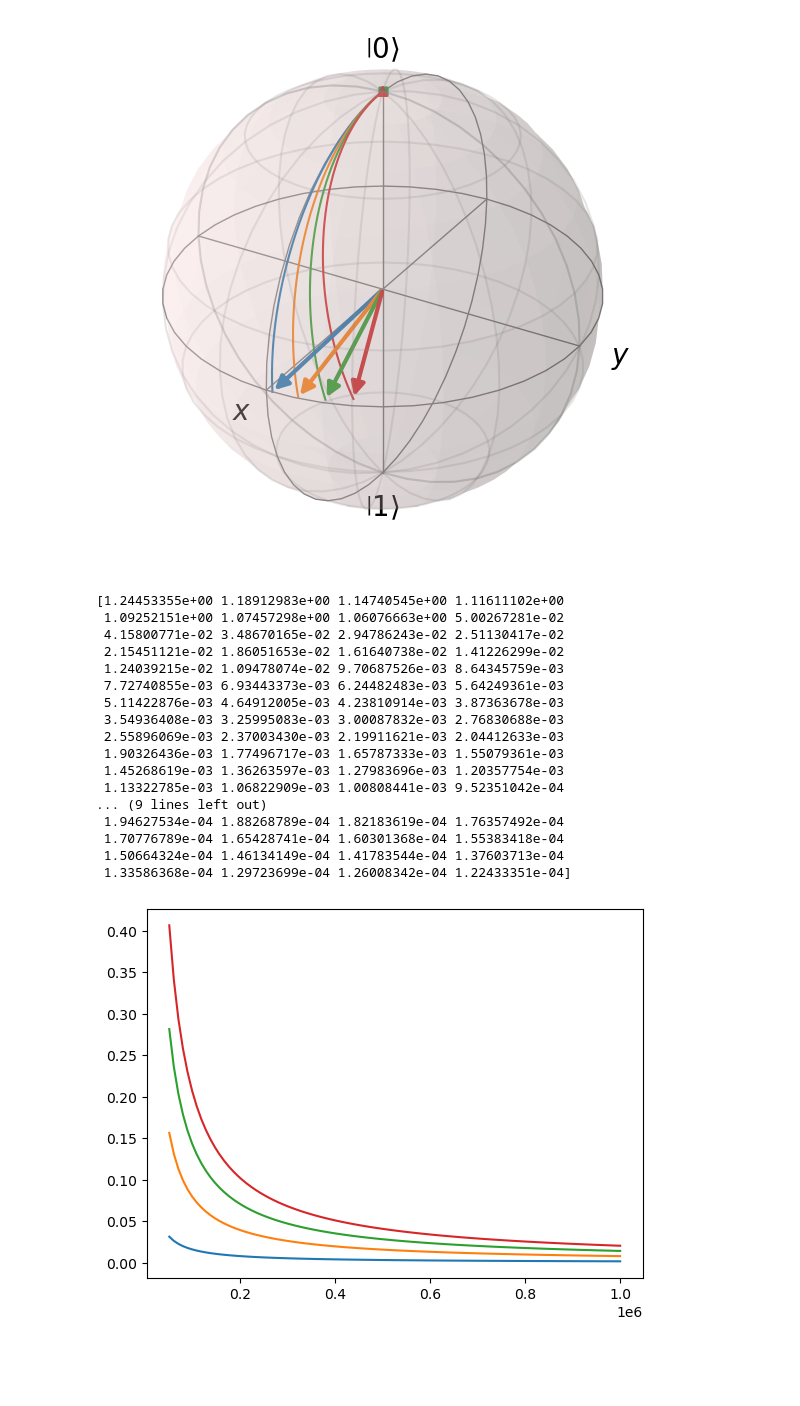
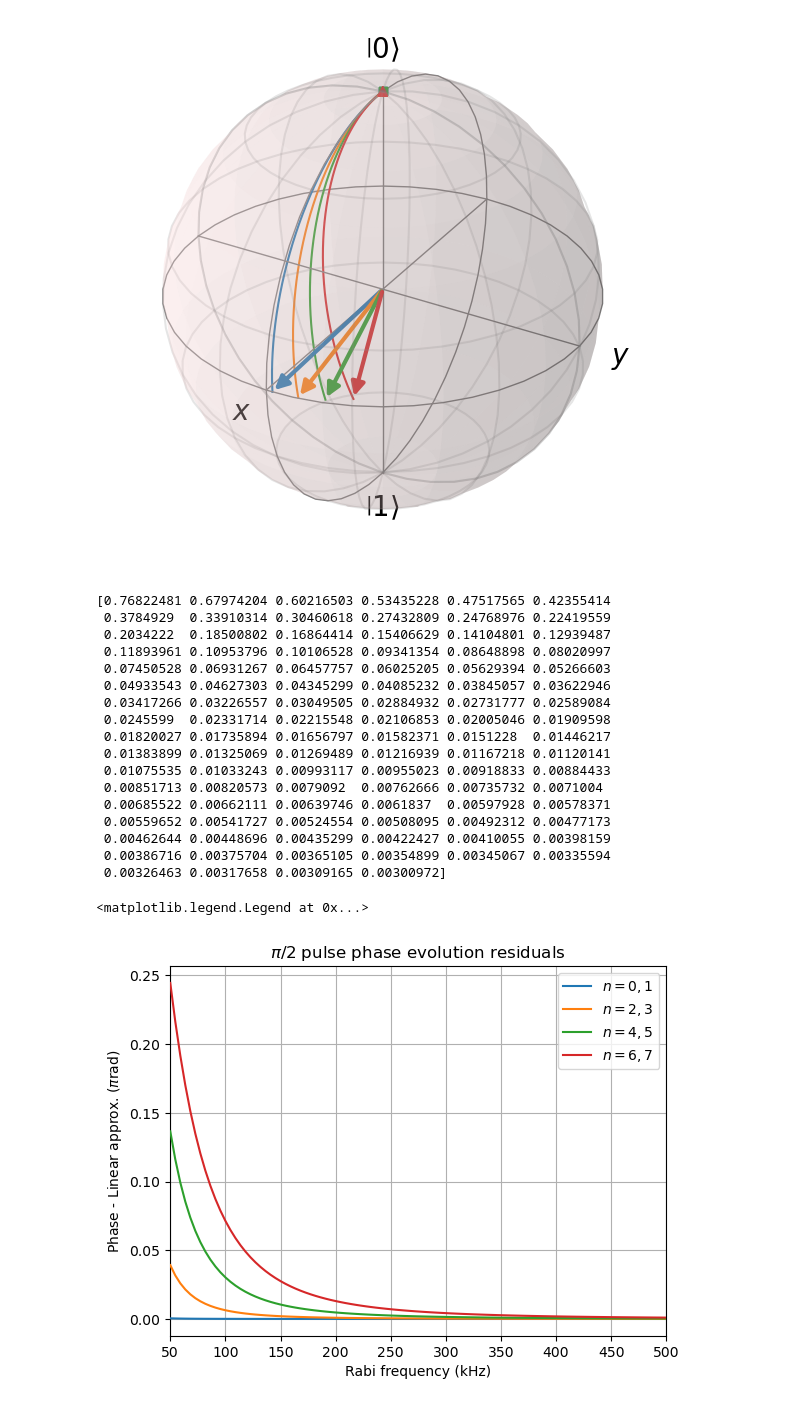
Before and after one commit to tr2g20/simulations, a Jupyter notebook: pulse_phase_evol2.ipynb, the cells around one changed output. Saved outputs shown, nothing was run; the diff lists cells and outputs as text; code cells hidden in the pictures; blank space fills up the shorter version.

```diff
--- a/pulse_phase_evol2.ipynb
+++ b/pulse_phase_evol2.ipynb
@@ -95,6 +95,14 @@ def bsphase_nearres(detuning, omega_R):
 def bsphase(detuning, omega_R):
     squarrt = np.sqrt((omega_R**2)+(detuning**2))
     return np.arctan(np.tan(pi*squarrt/4/omega_R)*detuning/squarrt)
+
+def bsphase2(detuning, omega_R):
+    squarrt = np.sqrt((omega_R**2)+(detuning**2))
+    return np.arctan2(np.sin(pi*squarrt/4/omega_R)*detuning/squarrt, np.cos(pi*squarrt/4/omega_R))
+
+def c1amp(detuning, omega_R):
+    squarrt = np.sqrt((omega_R**2)+(detuning**2))
+    return (omega_R**2/((omega_R**2)+(detuning**2)))*(np.sin(pi*squarrt/4/omega_R)**2)
 # %%
 # Rabi frequency in 2*pi*Hz units
 rabi_freq = 2*pi*5e5
@@ -136,53 +144,57 @@ b, fig = plot_bloch_multi(wave_func=wave_funcs, show=True)
 # %%
 # Rabi frequency in 2*pi*Hz units
 rabi_freq = 2*pi*5e5
 rabi_time = 2*pi/rabi_freq # 2pi pulse time
 
 state_ns = np.array([0,2,4,6])
 
 # rabis = 2*pi*np.logspace(5,6,1000, base=10)
-rabis = 2*pi*np.linspace(0.5e5, 1e6, 100)
+rabis = 2*pi*np.linspace(0.5e5, 5e5, 100)
 
 phases = np.zeros((len(state_ns), len(rabis)))
 phases_lin = np.zeros((len(state_ns), len(rabis)))
 
 for i in range(len(state_ns)):
-    phases[i,:] = bsphase((2*state_ns[i]+1)*dR, omega_R=rabis)/pi
-    phases_lin[i,:] = bsphase_nearres((2*state_ns[i]+1)*dR, omega_R=rabis)/pi
+    phases[i,:] = bsphase2((2*state_ns[i]+1)*dR, omega_R=rabis)
+    phases_lin[i,:] = bsphase_nearres((2*state_ns[i]+1)*dR, omega_R=rabis)
+
+phases = np.flip(np.unwrap(np.flip(phases, axis=1), axis=1,), axis=1)
 
 residuals = phases_lin - phases
 
 
 
 fig, ax  = plt.subplots()
 # ax.semilogx(rabis/(2*pi), residuals.transpose()/pi, zorder=10)
-ax.plot(rabis/(2*pi), phases_lin.transpose()/pi, zorder=10)
+ax.plot(rabis/(2*pi)/1000, residuals.transpose()/pi, zorder=10)
 
 
 print(residuals[3,:])
-# ax.set_title(r'$\pi/2$ pulse phase evolution ($\Omega_R=500$ kHz)')
-# ax.grid()
+ax.set_title(r'$\pi/2$ pulse phase evolution residuals')
+ax.grid()
 # ax.set_ylim(0,0.5)
-# ax.set_xlim(0,50)
-# ax.set_ylabel(r'Phase evolution ($\pi$rad)')
-# ax.set_xlabel(r'Total detuning ($\delta_R$)')
+ax.set_xlim(50,500)
+ax.set_ylabel(r'Phase - Linear approx. ($\pi$rad)')
+ax.set_xlabel(r'Rabi frequency (kHz)')
+ax.legend([r'$n=0,1$',r'$n=2,3$',r'$n=4,5$',r'$n=6,7$'], loc='upper right')
 # ax.legend([r'Analytical', r'Linear approx.', 'Numerical ($n=0,2,4,8$)'])
 # %% [output]
-[1.24453355e+00 1.18912983e+00 1.14740545e+00 1.11611102e+00
- 1.09252151e+00 1.07457298e+00 1.06076663e+00 5.00267281e-02
- 4.15800771e-02 3.48670165e-02 2.94786243e-02 2.51130417e-02
- 2.15451121e-02 1.86051653e-02 1.61640738e-02 1.41226299e-02
- 1.24039215e-02 1.09478074e-02 9.70687526e-03 8.64345759e-03
- 7.72740855e-03 6.93443373e-03 6.24482483e-03 5.64249361e-03
- 5.11422876e-03 4.64912005e-03 4.23810914e-03 3.87363678e-03
- 3.54936408e-03 3.25995083e-03 3.00087832e-03 2.76830688e-03
- 2.55896069e-03 2.37003430e-03 2.19911621e-03 2.04412633e-03
- 1.90326436e-03 1.77496717e-03 1.65787333e-03 1.55079361e-03
- 1.45268619e-03 1.36263597e-03 1.27983696e-03 1.20357754e-03
- 1.13322785e-03 1.06822909e-03 1.00808441e-03 9.52351042e-04
-... (9 lines left out)
- 1.94627534e-04 1.88268789e-04 1.82183619e-04 1.76357492e-04
- 1.70776789e-04 1.65428741e-04 1.60301368e-04 1.55383418e-04
- 1.50664324e-04 1.46134149e-04 1.41783544e-04 1.37603713e-04
- 1.33586368e-04 1.29723699e-04 1.26008342e-04 1.22433351e-04]
+[0.76822481 0.67974204 0.60216503 0.53435228 0.47517565 0.42355414
+ 0.3784929  0.33910314 0.30460618 0.27432809 0.24768976 0.22419559
+ 0.2034222  0.18500802 0.16864414 0.15406629 0.14104801 0.12939487
+ 0.11893961 0.10953796 0.10106528 0.09341354 0.08648898 0.08020997
+ 0.07450528 0.06931267 0.06457757 0.06025205 0.05629394 0.05266603
+ 0.04933543 0.04627303 0.04345299 0.04085232 0.03845057 0.03622946
+ 0.03417266 0.03226557 0.03049505 0.02884932 0.02731777 0.02589084
+ 0.0245599  0.02331714 0.02215548 0.02106853 0.02005046 0.01909598
+ 0.01820027 0.01735894 0.01656797 0.01582371 0.0151228  0.01446217
+ 0.01383899 0.01325069 0.01269489 0.01216939 0.01167218 0.01120141
+ 0.01075535 0.01033243 0.00993117 0.00955023 0.00918833 0.00884433
+ 0.00851713 0.00820573 0.0079092  0.00762666 0.00735732 0.0071004
+ 0.00685522 0.00662111 0.00639746 0.0061837  0.00597928 0.00578371
+ 0.00559652 0.00541727 0.00524554 0.00508095 0.00492312 0.00477173
+ 0.00462644 0.00448696 0.00435299 0.00422427 0.00410055 0.00398159
+ 0.00386716 0.00375704 0.00365105 0.00354899 0.00345067 0.00335594
+ 0.00326463 0.00317658 0.00309165 0.00300972]
+<matplotlib.legend.Legend at 0x...>
-[figure, old version]
+[figure, new version]
```
Also changed, not shown: parts of 3 cells of this notebook, 1 other file.
